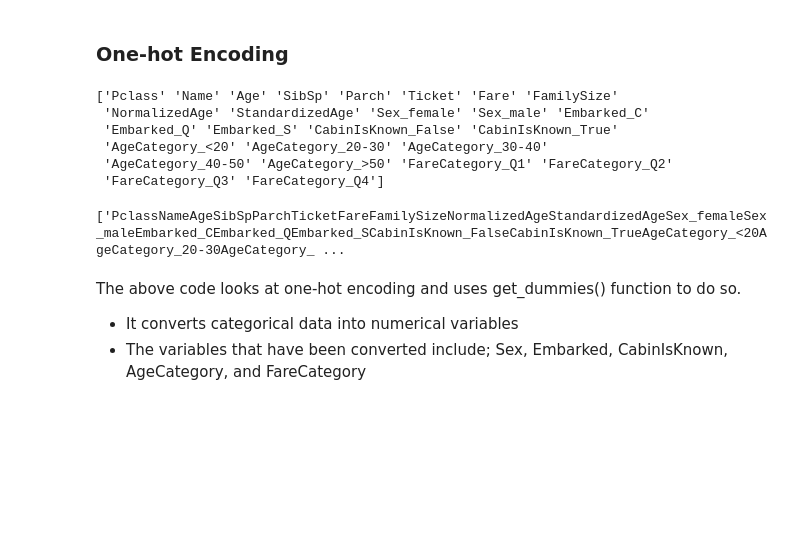
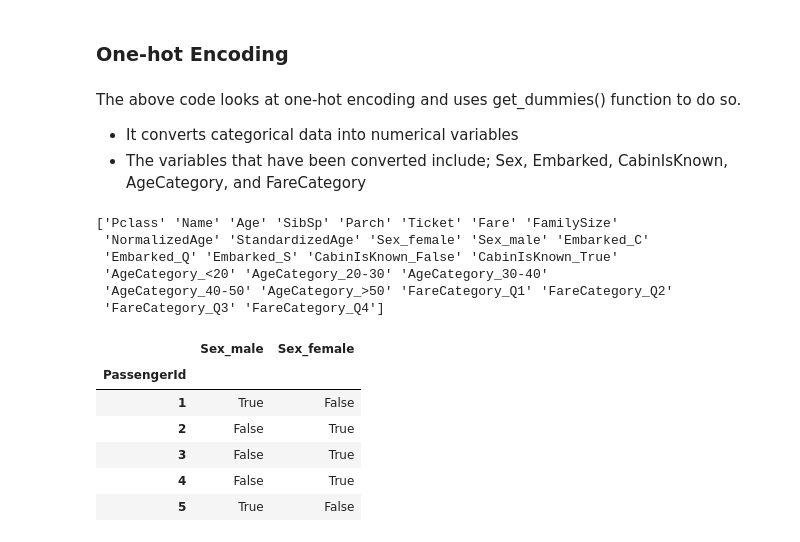
Before and after one commit to CheropS/Titanic, a Jupyter notebook: index.ipynb, the cells around one changed output. Saved outputs shown, nothing was run; the diff lists cells and outputs as text; code cells hidden in the pictures; blank space fills up the shorter version.

```diff
--- a/index.ipynb
+++ b/index.ipynb
@@ -317,28 +317,31 @@ array([[<Axes: title={'center': 'Age'}>,
 [figure]
 # %% [markdown]
 ### One-hot Encoding
-# %%
-# use one-hot encoding to convert categorical attributes
-# into binary numeric attributes
-df_titanic_features = pd.get_dummies(df_titanic_features, columns=['Sex','Embarked','CabinIsKnown','AgeCategory','FareCategory'])
-
-# display the columns of the dataframe.
-print (df_titanic_features.columns.values)
-['Pclass' 'Name' 'Age' 'SibSp' 'Parch' 'Ticket' 'Fare' 'FamilySize'
-'NormalizedAge' 'StandardizedAge' 'Sex_female' 'Sex_male' 'Embarked_C'
-'Embarked_Q' 'Embarked_S' 'CabinIsKnown_False' 'CabinIsKnown_True'
-'AgeCategory_<20' 'AgeCategory_20-30' 'AgeCategory_30-40'
-'AgeCategory_40-50' 'AgeCategory_>50' 'FareCategory_Q1' 'FareCategory_Q2'
-'FareCategory_Q3' 'FareCategory_Q4']
-# %% [output]
-['Pclass' 'Name' 'Age' 'SibSp' 'Parch' 'Ticket' 'Fare' 'FamilySize'
- 'NormalizedAge' 'StandardizedAge' 'Sex_female' 'Sex_male' 'Embarked_C'
- 'Embarked_Q' 'Embarked_S' 'CabinIsKnown_False' 'CabinIsKnown_True'
- 'AgeCategory_<20' 'AgeCategory_20-30' 'AgeCategory_30-40'
- 'AgeCategory_40-50' 'AgeCategory_>50' 'FareCategory_Q1' 'FareCategory_Q2'
- 'FareCategory_Q3' 'FareCategory_Q4']
-['PclassNameAgeSibSpParchTicketFareFamilySizeNormalizedAgeStandardizedAgeSex_femaleSex_maleEmbarked_CEmbarked_QEmbarked_SCabinIsKnown_FalseCabinIsKnown_TrueAgeCategory_<20AgeCategory_20-30AgeCategory_ ...
 # %% [markdown]
 The above code looks at one-hot encoding and uses get_dummies() function to do so.
 - It converts categorical data into numerical variables
 - The variables that have been converted include; Sex, Embarked, CabinIsKnown, AgeCategory, and FareCategory
+# %%
+# use one-hot encoding to convert categorical attributes
+# into binary numeric attributes
+df_titanic_features = pd.get_dummies(df_titanic_features, columns=['Sex','Embarked','CabinIsKnown','AgeCategory','FareCategory'])
+
+# display the columns of the dataframe.
+print (df_titanic_features.columns.values)
+# %% [output]
+['Pclass' 'Name' 'Age' 'SibSp' 'Parch' 'Ticket' 'Fare' 'FamilySize'
+ 'NormalizedAge' 'StandardizedAge' 'Sex_female' 'Sex_male' 'Embarked_C'
+ 'Embarked_Q' 'Embarked_S' 'CabinIsKnown_False' 'CabinIsKnown_True'
+ 'AgeCategory_<20' 'AgeCategory_20-30' 'AgeCategory_30-40'
+ 'AgeCategory_40-50' 'AgeCategory_>50' 'FareCategory_Q1' 'FareCategory_Q2'
+ 'FareCategory_Q3' 'FareCategory_Q4']
+# %%
+df_titanic_features[['Sex_male', 'Sex_female']].head()
+# %% [output]
+|  | Sex_male | Sex_female |
+| PassengerId |  |  |
+| 1 | True | False |
+| 2 | False | True |
+| 3 | False | True |
+| 4 | False | True |
+| 5 | True | False |
```
Also changed, not shown: parts of 7 cells of this notebook.
